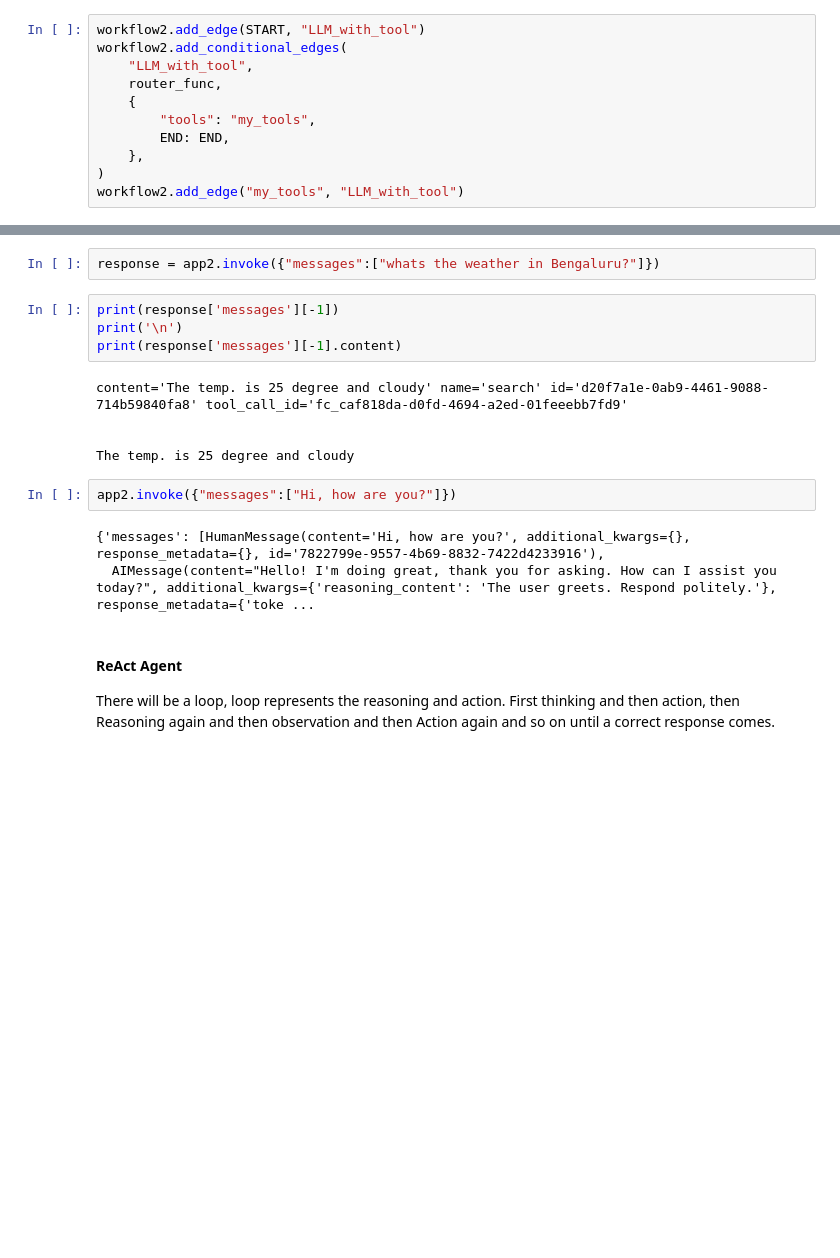
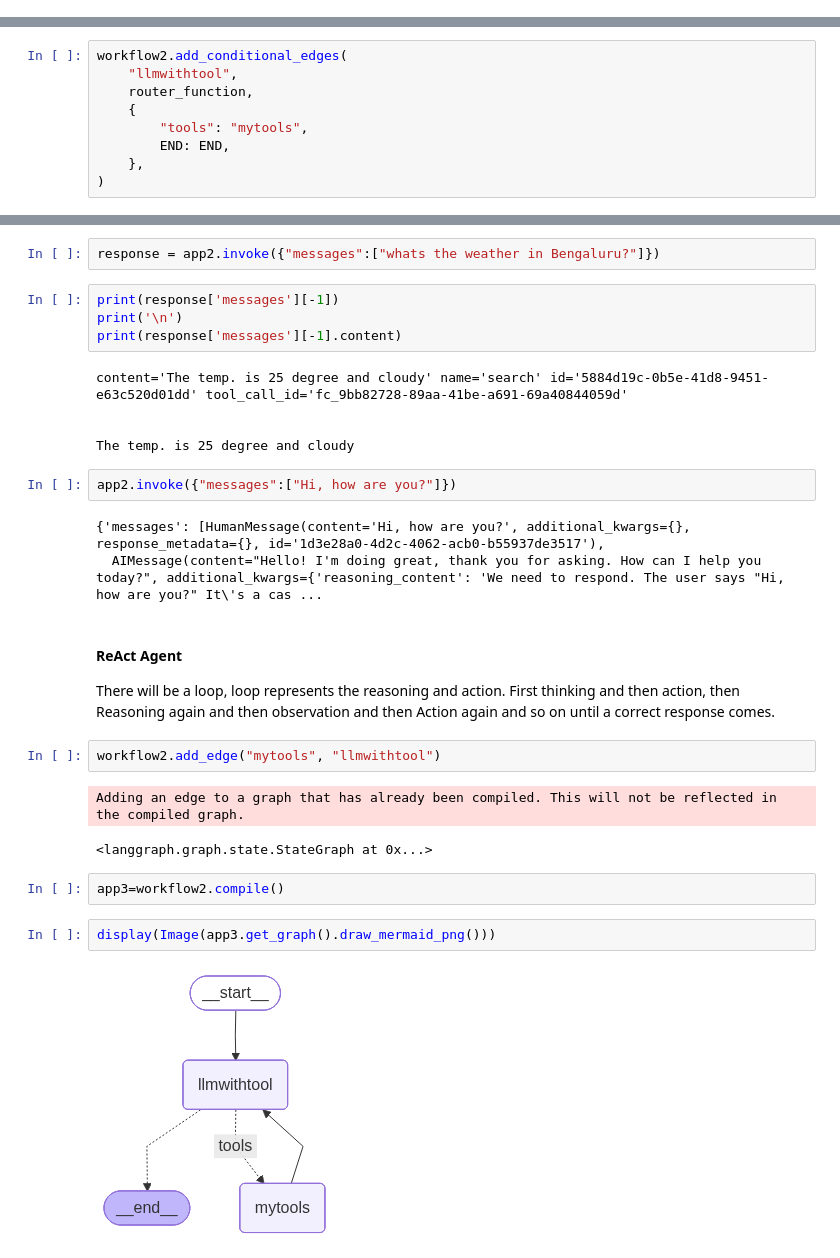
Before and after one commit to Geekynerd1605/Agentic_AI, a Jupyter notebook: LangGraph/langGraph_class3.ipynb, the cells around one changed output, grey strips where cells are left out. Saved outputs shown, nothing was run; the diff lists cells and outputs as text; blank space fills up the shorter version.

Commit message:
LangGraph ReAct Agent with memory

```diff
--- a/LangGraph/langGraph_class3.ipynb
+++ b/LangGraph/langGraph_class3.ipynb
@@ -177,14 +177,3 @@ workflow2.add_node('mytools', tool_node)
 workflow2.add_edge(START, "llmwithtool")
 # %% [output]
 <langgraph.graph.state.StateGraph at 0x...>
-# %%
-workflow2.add_edge(START, "LLM_with_tool")
-workflow2.add_conditional_edges(
-    "LLM_with_tool",
-    router_func,
-    {
-        "tools": "my_tools",
-        END: END,
-    },
-)
-workflow2.add_edge("my_tools", "LLM_with_tool")
@@ -195,0 +180,9 @@ workflow2.add_edge("my_tools", "LLM_with_tool")
+# %%
+workflow2.add_conditional_edges(
+    "llmwithtool",
+    router_function,
+    {
+        "tools": "mytools",
+        END: END,
+    },
+)
@@ -212,16 +207,27 @@ print(response['messages'][-1])
 print('\n')
 print(response['messages'][-1].content)
 # %% [output]
-content='The temp. is 25 degree and cloudy' name='search' id='d20f7a1e-0ab9-4461-9088-714b59840fa8' tool_call_id='fc_caf818da-d0fd-4694-a2ed-01feeebb7fd9'
+content='The temp. is 25 degree and cloudy' name='search' id='5884d19c-0b5e-41d8-9451-e63c520d01dd' tool_call_id='fc_9bb82728-89aa-41be-a691-69a40844059d'
 
 
 The temp. is 25 degree and cloudy
 # %%
 app2.invoke({"messages":["Hi, how are you?"]})
 # %% [output]
-{'messages': [HumanMessage(content='Hi, how are you?', additional_kwargs={}, response_metadata={}, id='7822799e-9557-4b69-8832-7422d4233916'),
-  AIMessage(content="Hello! I'm doing great, thank you for asking. How can I assist you today?", additional_kwargs={'reasoning_content': 'The user greets. Respond politely.'}, response_metadata={'toke ...
+{'messages': [HumanMessage(content='Hi, how are you?', additional_kwargs={}, response_metadata={}, id='1d3e28a0-4d2c-4062-acb0-b55937de3517'),
+  AIMessage(content="Hello! I'm doing great, thank you for asking. How can I help you today?", additional_kwargs={'reasoning_content': 'We need to respond. The user says "Hi, how are you?" It\'s a cas ...
 # %% [markdown]
 #### ReAct Agent
 
 There will be a loop, loop represents the reasoning and action. First thinking and then action, then Reasoning again and then observation and then Action again and so on until a correct response comes.
+# %%
+workflow2.add_edge("mytools", "llmwithtool")
+# %% [output]
+Adding an edge to a graph that has already been compiled. This will not be reflected in the compiled graph.
+<langgraph.graph.state.StateGraph at 0x...>
+# %%
+app3=workflow2.compile()
+# %%
+display(Image(app3.get_graph().draw_mermaid_png()))
+# %% [output]
+[figure, added]
```
Also changed, not shown: parts of 29 cells of this notebook.
